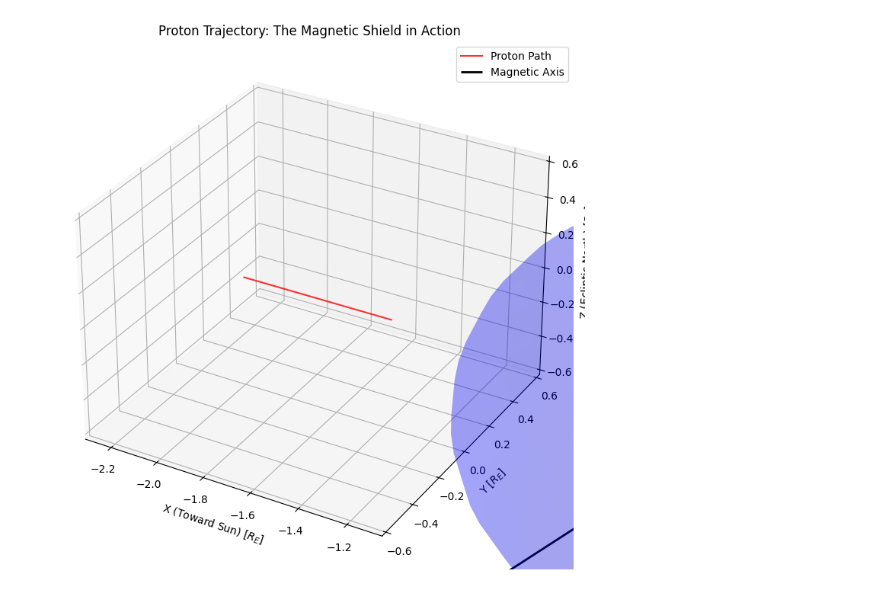
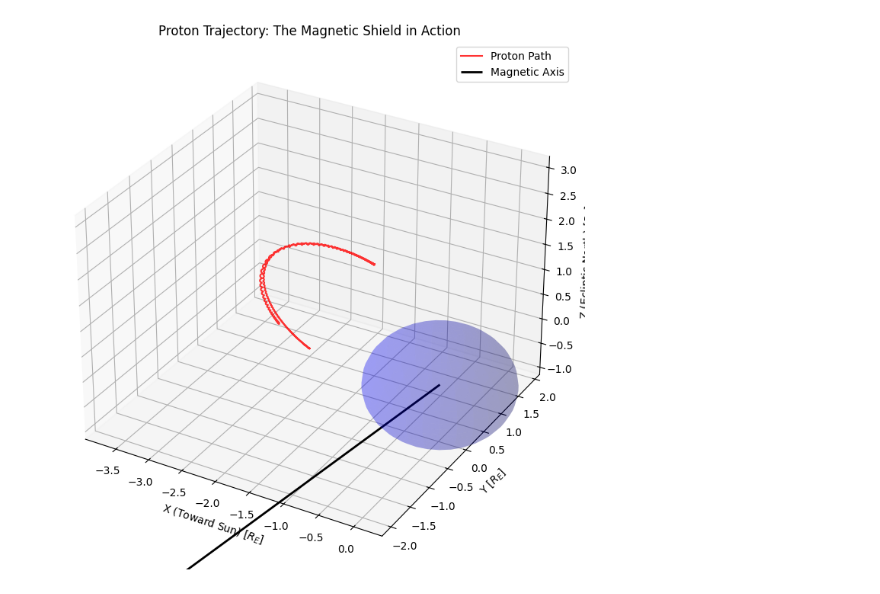
Before and after one commit to MikkelV-K/Nordlys, a Jupyter notebook: simulation.ipynb, the cells around one changed output. Drawn from its saved outputs; the diff is of its cells as text; code cells hidden in the pictures.

```diff
--- a/simulation.ipynb
+++ b/simulation.ipynb
@@ -40,5 +56,7 @@ def get_B_field(pos):
 # %%
-limit = 4 * R
+Re = 6371e3 # Using the earths radius to make the plots cleaner
+
+limit = 4 * Re
 points = 50
 coords = np.linspace(-limit, limit, points)
 X_grid, Z_grid = np.meshgrid(coords, coords)
@@ -61,16 +79,16 @@ for i in range(points):
 fig, (ax1, ax2) = plt.subplots(1, 2, figsize=(14, 6))
 
 # XZ Plane
-ax1.streamplot(X_grid/R, Z_grid/R, Bx_xz, Bz_xz, color='blue', linewidth=1, density=1.5)
+ax1.streamplot(X_grid/Re, Z_grid/Re, Bx_xz, Bz_xz)
 ax1.add_patch(plt.Circle((0, 0), 1, color='green', alpha=0.3, label='Earth'))
-ax1.set_title("XZ Plane (Side View, tilted 34.5 degrees)")
+ax1.set_title("XZ Plane")
 ax1.set_xlabel("x [$R_E$]")
 ax1.set_ylabel("z [$R_E$]")
 
 # XY Plane
-ax2.streamplot(X_grid/R, Z_grid/R, Bx_xy, By_xy, color='red', linewidth=1, density=1.5)
+ax2.streamplot(X_grid/Re, Z_grid/Re, Bx_xy, By_xy, color='red')
 ax2.add_patch(plt.Circle((0, 0), 1, color='green', alpha=0.3))
-ax2.set_title("XY Plane (Equatorial View)")
+ax2.set_title("XY Plane")
 ax2.set_xlabel("x [$R_E$]")
 ax2.set_ylabel("y [$R_E$]")
 
@@ -87,4 +136,7 @@ plt.show()
 # %%
+e = 1.6e-19
+m_p = 1.67e-27
+
 def euler_solve_ivp(pos, v, dt):
     B = get_B_field(pos)
     a = e * np.cross(v, B) / m_p
@@ -94,8 +150,6 @@ def euler_solve_ivp(pos, v, dt):
 # %%
-
-
 # Initial Conditions
-pos = np.array([-2*R, 0, 0])
+pos = np.array([-2*Re, 0, 0])
 v = np.array([4_00_000, 0, 0])
 t_end = 10
 dt = 1e-5
@@ -104,8 +158,6 @@ t_eval = np.arange(0,t_end,dt)
 
 
 trajectory = [pos]
-
-
 speed = []
 
 for t in t_eval:
@@ -133,7 +188,7 @@ def plot_trajectory_fixed(trajectory, m_hat):
     ax = fig.add_subplot(111, projection='3d')
 
     # 1. Plot the Trajectory
-    ax.plot(trajectory[:, 0]/R, trajectory[:, 1]/R, trajectory[:, 2]/R,
+    ax.plot(trajectory[:, 0]/Re, trajectory[:, 1]/Re, trajectory[:, 2]/Re,
             label='Proton Path', color='red', linewidth=1.5, alpha=0.8)
 
     # 2. Draw Earth as a sphere
@@ -141,35 +196,35 @@ def plot_trajectory_fixed(trajectory, m_hat):
     v = np.linspace(0, np.pi, 30)
     x_earth = np.outer(np.cos(u), np.sin(v))
     y_earth = np.outer(np.sin(u), np.sin(v))
     z_earth = np.outer(np.ones(np.size(u)), np.cos(v))
     ax.plot_surface(x_earth, y_earth, z_earth, color='blue', alpha=0.2)
 
     # 3. Draw the Magnetic Dipole Axis
     ax.quiver(0, 0, 0, m_hat[0]*1.5, m_hat[1]*1.5, m_hat[2]*1.5,
               color='black', label='Magnetic Axis', linewidth=2)
 
     # FIXED: Corrected label methods
     ax.set_xlabel('X (Toward Sun) [$R_E$]')
     ax.set_ylabel('Y [$R_E$]')
     ax.set_zlabel('Z (Ecliptic North) [$R_E$]') # No underscore after 'z'
 
     # Set equal scale
     max_range = np.array([trajectory[:,0].max()-trajectory[:,0].min(),
                          trajectory[:,1].max()-trajectory[:,1].min(),
-                         trajectory[:,2].max()-trajectory[:,2].min()]).max() / (2.0 * R)
+                         trajectory[:,2].max()-trajectory[:,2].min()]).max() / (2.0 * Re)
 
-    mid_x = (trajectory[:,0].max()+trajectory[:,0].min())/(2.0*R)
-    mid_y = (trajectory[:,1].max()+trajectory[:,1].min())/(2.0*R)
-    mid_z = (trajectory[:,2].max()+trajectory[:,2].min())/(2.0*R)
+    mid_x = (trajectory[:,0].max()+trajectory[:,0].min())/(2.0*Re)
+    mid_y = (trajectory[:,1].max()+trajectory[:,1].min())/(2.0*Re)
+    mid_z = (trajectory[:,2].max()+trajectory[:,2].min())/(2.0*Re)
 
     ax.set_xlim(mid_x - 2*max_range, mid_x + 2*max_range)
     ax.set_ylim(mid_y - 2*max_range, mid_y + 2*max_range)
     ax.set_zlim(mid_z - 2*max_range, mid_z + 2*max_range)
 
     ax.set_title('Proton Trajectory: The Magnetic Shield in Action')
     ax.legend()
     plt.show()
 
 plot_trajectory_fixed(trajectory, m)
 # %% [output]
-[figure, old version]
+[figure, new version]
```
Also changed, not shown: parts of 17 cells of this notebook, 1 other file.
